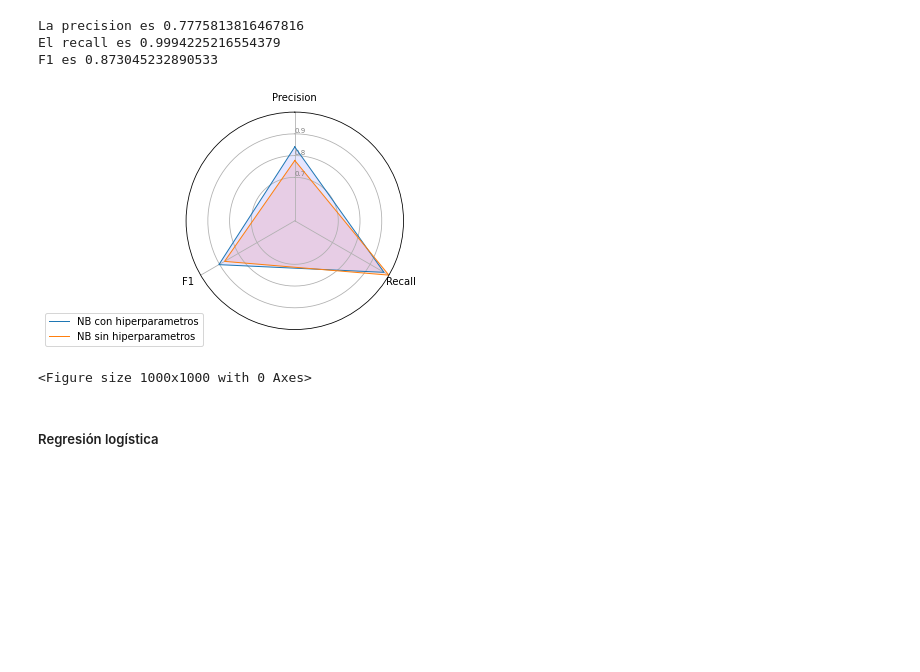
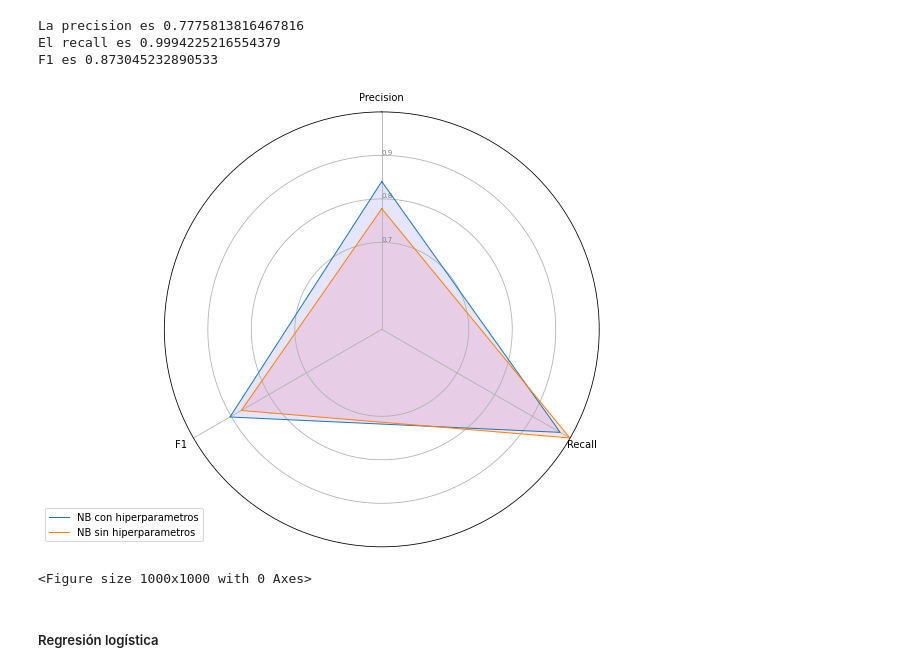
Before and after one commit to 1gnacio/orgadatos-collab-tp2, a Jupyter notebook: TP2.ipynb, the cells around one changed output. Cells and saved outputs as stored; diff of their text form; code cells hidden in the pictures; blank space fills up the shorter version.

```diff
--- a/TP2.ipynb
+++ b/TP2.ipynb
@@ -620,36 +620,36 @@ N = len(categories)
 
 angles = [n / float(N) * 2 * pi for n in range(N)]
 angles += angles[:1]
 
-ax = plt.subplot(111, polar=True)
-
+f = plt.figure(figsize=(8,8))
+ax = f.add_subplot(111, polar=True)
 ax.set_theta_offset(pi / 2)
 ax.set_theta_direction(-1)
 
 plt.xticks(angles[:-1], categories)
 
 ax.set_rlabel_position(0)
 plt.yticks([0.7,0.8,0.9], ["0.7","0.8","0.9"], color="grey", size=7)
 plt.ylim(0.5,1)
 
 values=df.loc[0].drop('group').values.flatten().tolist()
 values += values[:1]
 ax.plot(angles, values, linewidth=1, linestyle='solid', label="NB con hiperparametros")
 ax.fill(angles, values, 'b', alpha=0.1)
 
 values=df.loc[1].drop('group').values.flatten().tolist()
 values += values[:1]
 ax.plot(angles, values, linewidth=1, linestyle='solid', label="NB sin hiperparametros")
 ax.fill(angles, values, 'r', alpha=0.1)
 
 plt.legend(loc='upper right', bbox_to_anchor=(0.1, 0.1))
 
 my_dpi=96
 plt.figure(figsize=(1000/my_dpi, 1000/my_dpi), dpi=my_dpi)
 
 plt.show()
 # %% [output]
-[figure, old version]
+[figure, new version]
 <Figure size 1000x1000 with 0 Axes>
 # %% [markdown]
 ##### Regresión logística
```
Also changed, not shown: parts of 11 cells of this notebook.
